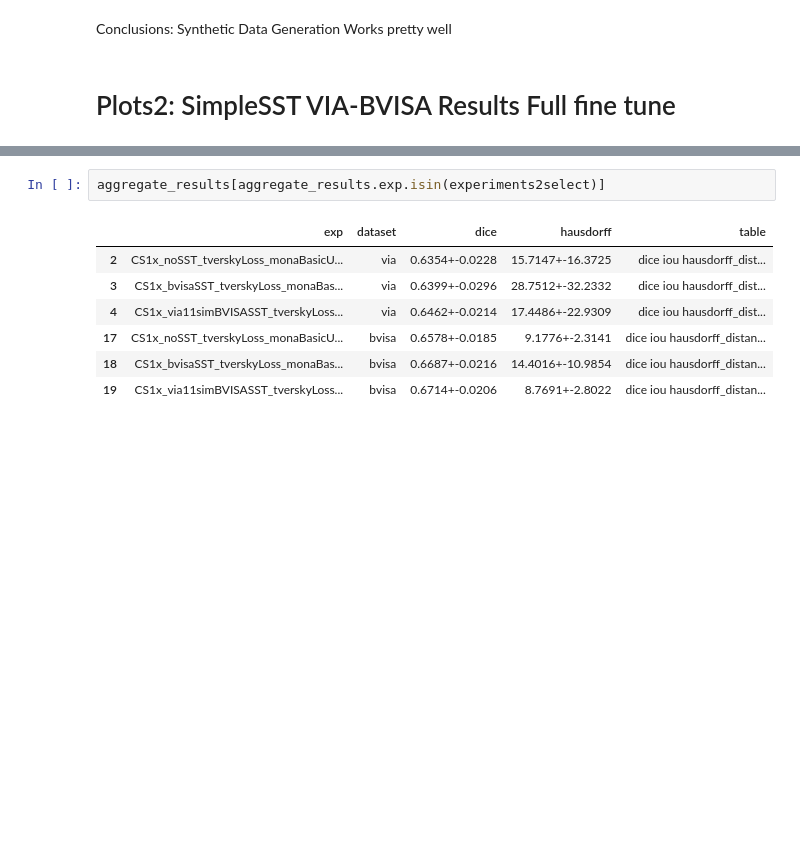
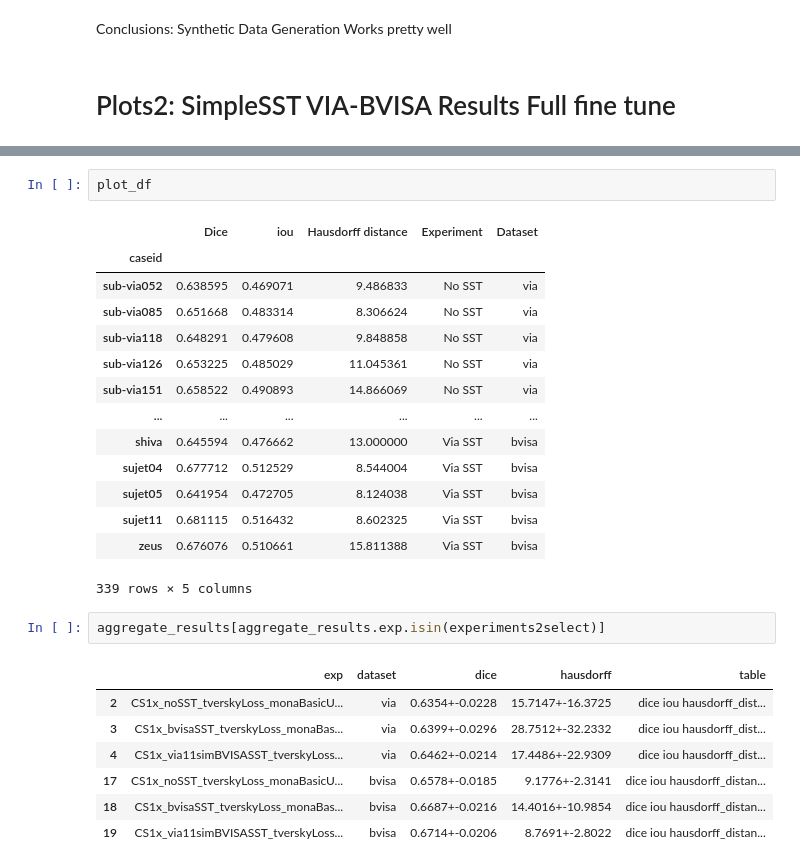
Before and after one commit to Vivikar/central-sulcus-analysis, a Jupyter notebook: notebooks/16_GenerateReportPlotsTables.ipynb, the cells around one changed output, grey strips where cells are left out. Drawn from its saved outputs; the diff is of its cells as text; blank space fills up the shorter version.

```diff
--- a/notebooks/16_GenerateReportPlotsTables.ipynb
+++ b/notebooks/16_GenerateReportPlotsTables.ipynb
@@ -332,3 +341,20 @@ plt.show()
+# %%
+plot_df
+# %% [output]
+|  | Dice | iou | Hausdorff distance | Experiment | Dataset |
+| caseid |  |  |  |  |  |
+| sub-via052 | 0.638595 | 0.469071 | 9.486833 | No SST | via |
+| sub-via085 | 0.651668 | 0.483314 | 8.306624 | No SST | via |
+| sub-via118 | 0.648291 | 0.479608 | 9.848858 | No SST | via |
+| sub-via126 | 0.653225 | 0.485029 | 11.045361 | No SST | via |
+| sub-via151 | 0.658522 | 0.490893 | 14.866069 | No SST | via |
+| ... | ... | ... | ... | ... | ... |
+| shiva | 0.645594 | 0.476662 | 13.000000 | Via SST | bvisa |
+| sujet04 | 0.677712 | 0.512529 | 8.544004 | Via SST | bvisa |
+| sujet05 | 0.641954 | 0.472705 | 8.124038 | Via SST | bvisa |
+| sujet11 | 0.681115 | 0.516432 | 8.602325 | Via SST | bvisa |
+| zeus | 0.676076 | 0.510661 | 15.811388 | Via SST | bvisa |
+339 rows × 5 columns
 # %%
 aggregate_results[aggregate_results.exp.isin(experiments2select)]
 # %% [output]
```
Also changed, not shown: parts of 6 cells of this notebook, 2 other files.
